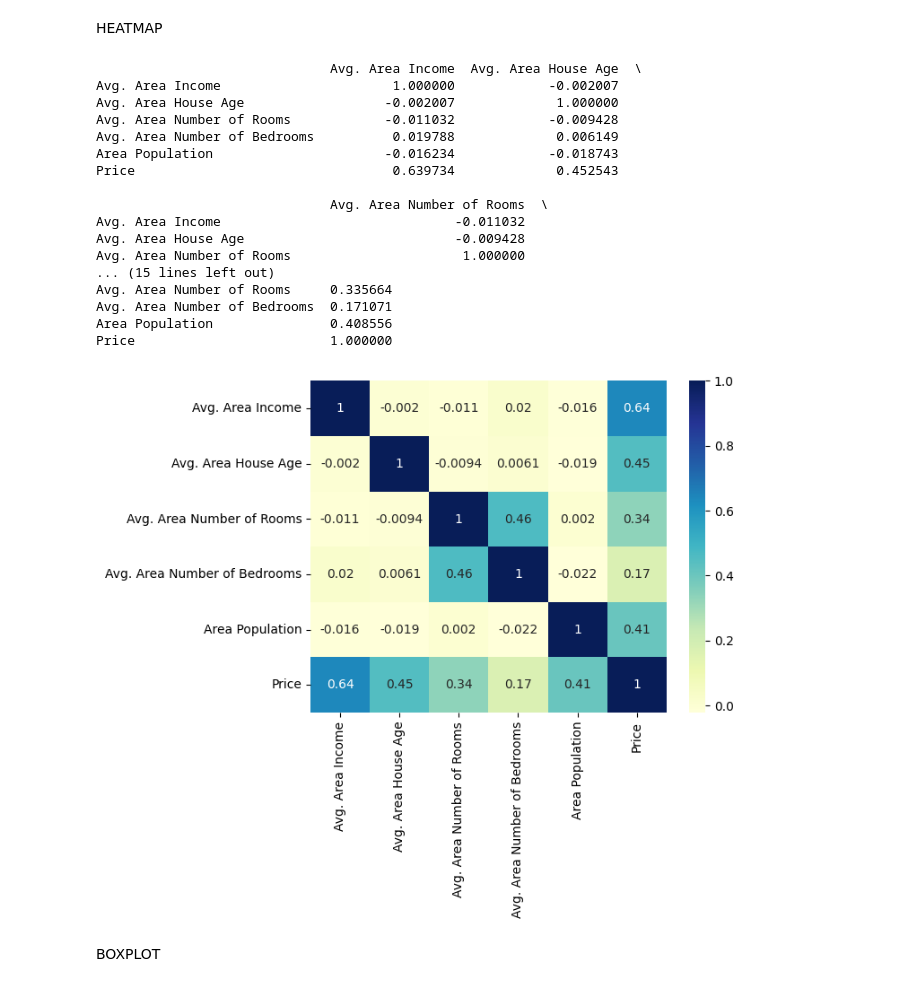
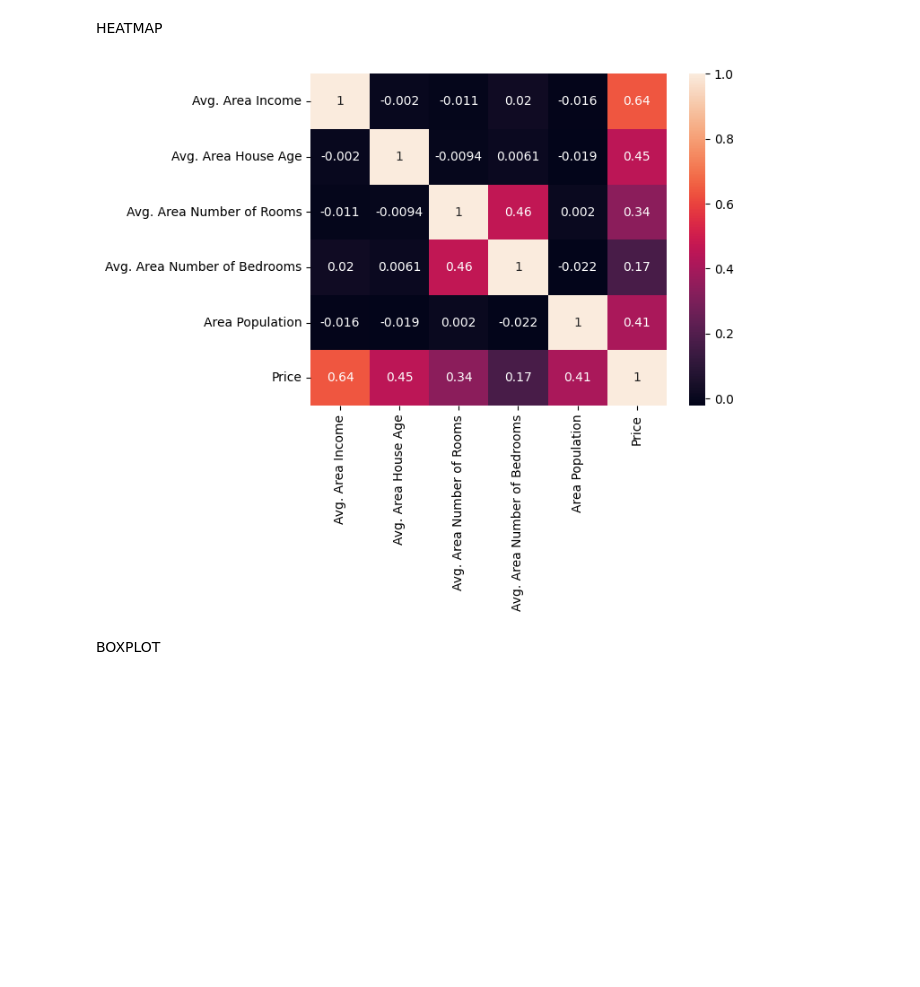
Before and after one commit to user3719431/data_analysis, a Jupyter notebook: lab1/lab1.ipynb, the cells around one changed output. Saved outputs shown, nothing was run; the diff lists cells and outputs as text; code cells hidden in the pictures; blank space fills up the shorter version.

```diff
--- a/lab1/lab1.ipynb
+++ b/lab1/lab1.ipynb
@@ -49,30 +60,9 @@ df
 # %% [markdown]
 HEATMAP
 # %%
-print(df.corr())
-
-dataplot = sns.heatmap(df.corr(), cmap="YlGnBu", annot=True)
-
-# displaying heatmap
+sns.heatmap(df.corr(), annot=True)
 plt.show()
 # %% [output]
-                              Avg. Area Income  Avg. Area House Age  \
-Avg. Area Income                      1.000000            -0.002007
-Avg. Area House Age                  -0.002007             1.000000
-Avg. Area Number of Rooms            -0.011032            -0.009428
-Avg. Area Number of Bedrooms          0.019788             0.006149
-Area Population                      -0.016234            -0.018743
-Price                                 0.639734             0.452543
-
-                              Avg. Area Number of Rooms  \
-Avg. Area Income                              -0.011032
-Avg. Area House Age                           -0.009428
-Avg. Area Number of Rooms                      1.000000
-... (15 lines left out)
-Avg. Area Number of Rooms     0.335664
-Avg. Area Number of Bedrooms  0.171071
-Area Population               0.408556
-Price                         1.000000
-[figure, old version]
+[figure, new version]
 # %% [markdown]
 BOXPLOT
```
Also changed, not shown: parts of 6 cells of this notebook.
